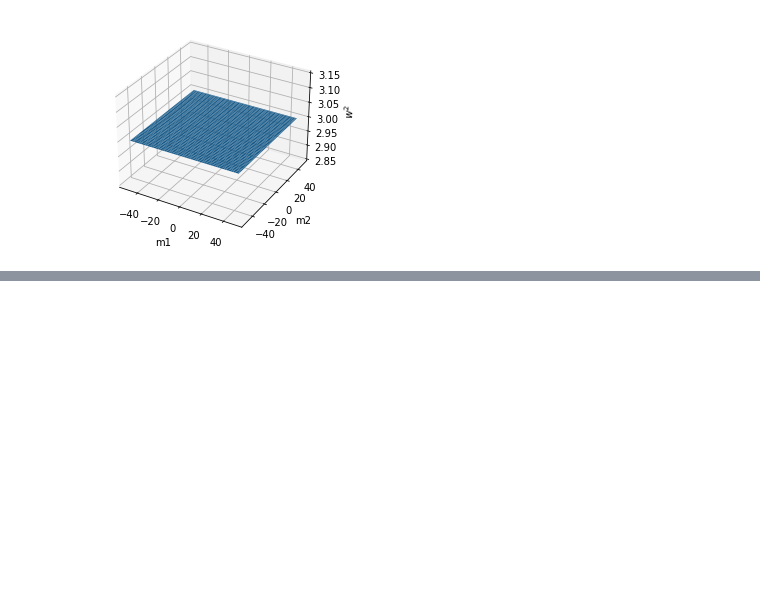
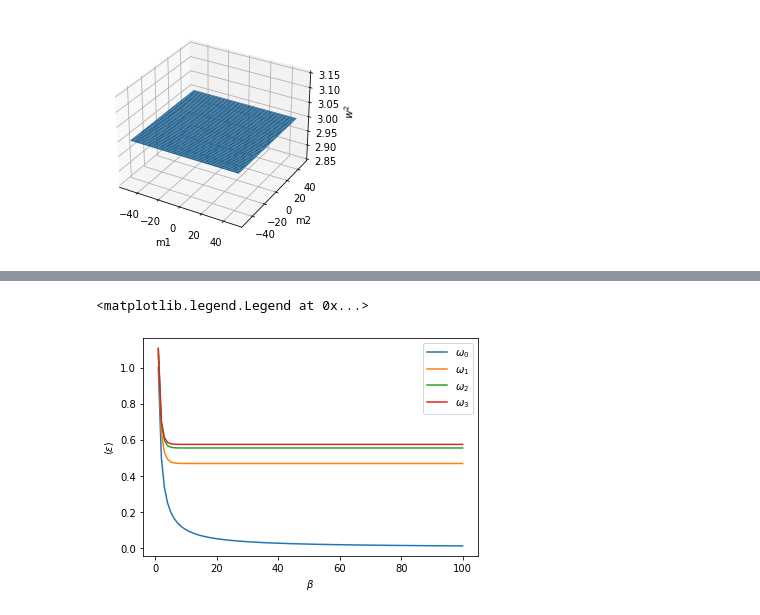
Before and after one commit to FlipperCoin/solid-state, a Jupyter notebook: hw3/hw3.ipynb, the cells around one changed output, grey strips where cells are left out. Cells and saved outputs as stored; diff of their text form; code cells hidden in the pictures; blank space fills up the shorter version.

```diff
--- a/hw3/hw3.ipynb
+++ b/hw3/hw3.ipynb
@@ -155,0 +144,11 @@ Text(0, 0.5, '$\\left<\\varepsilon\\right>$')
+# %%
+plt.plot(beta, energy_density_beta_w[0], label='$\omega_0$')
+plt.plot(beta, energy_density_beta_w[1], label='$\omega_1$')
+plt.plot(beta, energy_density_beta_w[2], label='$\omega_2$')
+plt.plot(beta, energy_density_beta_w[3], label='$\omega_3$')
+plt.xlabel(r'$\beta$')
+plt.ylabel(r'$\left<\varepsilon\right>$')
+plt.legend()
+# %% [output]
+<matplotlib.legend.Legend at 0x...>
+[figure, added]
```
Also changed, not shown: parts of 17 cells of this notebook, 2 other files.
